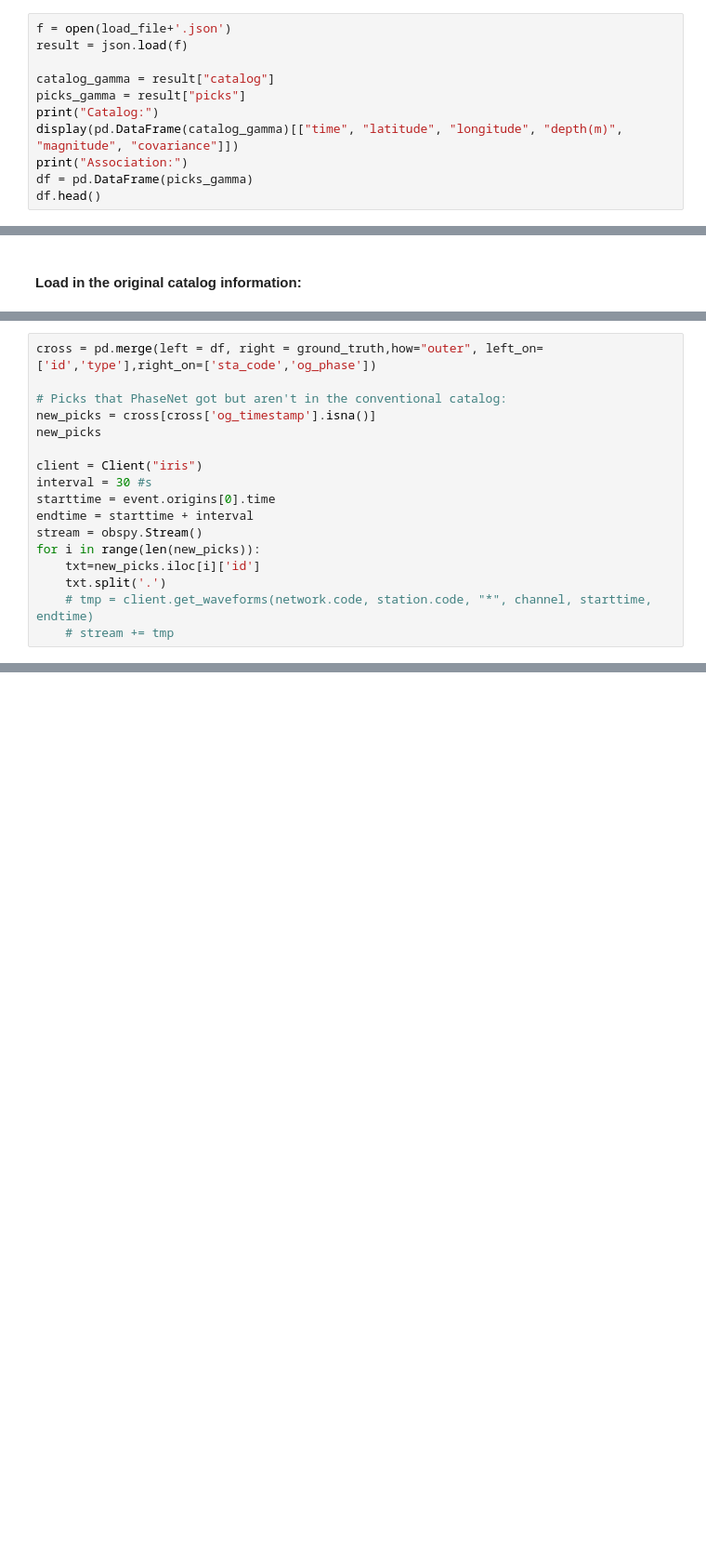
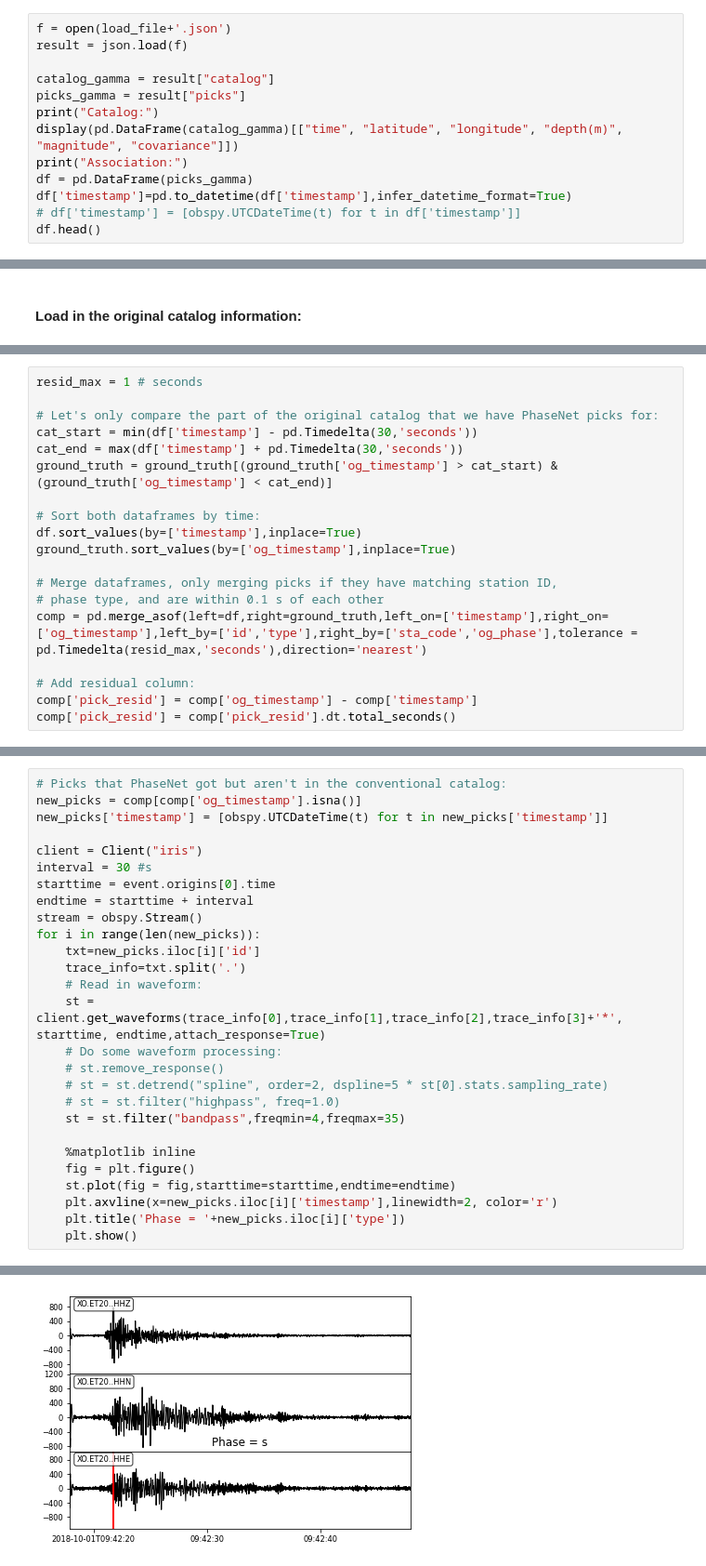
Before and after one commit to scottyhq/quakeflow-examples, a Jupyter notebook: evaluate_quakeflow.ipynb, the cells around one changed output, grey strips where cells are left out. Shown at 93% size. Cells and saved outputs as stored; diff of their text form; blank space fills up the shorter version.

```diff
--- a/evaluate_quakeflow.ipynb
+++ b/evaluate_quakeflow.ipynb
@@ -27,6 +34,8 @@ print("Catalog:")
 display(pd.DataFrame(catalog_gamma)[["time", "latitude", "longitude", "depth(m)", "magnitude", "covariance"]])
 print("Association:")
 df = pd.DataFrame(picks_gamma)
+df['timestamp']=pd.to_datetime(df['timestamp'],infer_datetime_format=True)
+# df['timestamp'] = [obspy.UTCDateTime(t) for t in df['timestamp']]
 df.head()
 # %% [output]
 Catalog:
@@ -112,0 +87,19 @@ comp['pick_resid'].hist(bins=20)
+# %%
+resid_max = 1 # seconds
+
+# Let's only compare the part of the original catalog that we have PhaseNet picks for:
+cat_start = min(df['timestamp'] - pd.Timedelta(30,'seconds'))
+cat_end = max(df['timestamp'] + pd.Timedelta(30,'seconds'))
+ground_truth = ground_truth[(ground_truth['og_timestamp'] > cat_start) & (ground_truth['og_timestamp'] < cat_end)]
+
+# Sort both dataframes by time:
+df.sort_values(by=['timestamp'],inplace=True)
+ground_truth.sort_values(by=['og_timestamp'],inplace=True)
+
+# Merge dataframes, only merging picks if they have matching station ID,
+# phase type, and are within 0.1 s of each other
+comp = pd.merge_asof(left=df,right=ground_truth,left_on=['timestamp'],right_on=['og_timestamp'],left_by=['id','type'],right_by=['sta_code','og_phase'],tolerance = pd.Timedelta(resid_max,'seconds'),direction='nearest')
+
+# Add residual column:
+comp['pick_resid'] = comp['og_timestamp'] - comp['timestamp']
+comp['pick_resid'] = comp['pick_resid'].dt.total_seconds()
@@ -123,9 +172,7 @@ true_positives = len(np.abs(comp['pick_resid'])<resid_max)
 # %%
-cross = pd.merge(left = df, right = ground_truth,how="outer", left_on=['id','type'],right_on=['sta_code','og_phase'])
-
 # Picks that PhaseNet got but aren't in the conventional catalog:
-new_picks = cross[cross['og_timestamp'].isna()]
-new_picks
+new_picks = comp[comp['og_timestamp'].isna()]
+new_picks['timestamp'] = [obspy.UTCDateTime(t) for t in new_picks['timestamp']]
 
 client = Client("iris")
 interval = 30 #s
@@ -134,7 +181,19 @@ endtime = starttime + interval
 stream = obspy.Stream()
 for i in range(len(new_picks)):
     txt=new_picks.iloc[i]['id']
-    txt.split('.')
-    # tmp = client.get_waveforms(network.code, station.code, "*", channel, starttime, endtime)
-    # stream += tmp
+    trace_info=txt.split('.')
+    # Read in waveform:
+    st = client.get_waveforms(trace_info[0],trace_info[1],trace_info[2],trace_info[3]+'*', starttime, endtime,attach_response=True)
+    # Do some waveform processing:
+    # st.remove_response()
+    # st = st.detrend("spline", order=2, dspline=5 * st[0].stats.sampling_rate)
+    # st = st.filter("highpass", freq=1.0)
+    st = st.filter("bandpass",freqmin=4,freqmax=35)
+
+    %matplotlib inline
+    fig = plt.figure()
+    st.plot(fig = fig,starttime=starttime,endtime=endtime)
+    plt.axvline(x=new_picks.iloc[i]['timestamp'],linewidth=2, color='r')
+    plt.title('Phase = '+new_picks.iloc[i]['type'])
+    plt.show()
 # %% [output]
@@ -148,0 +200 @@ XO.ET20..HH
+[figure, added]
```
Also changed, not shown: parts of 24 cells of this notebook, 2 other files.
